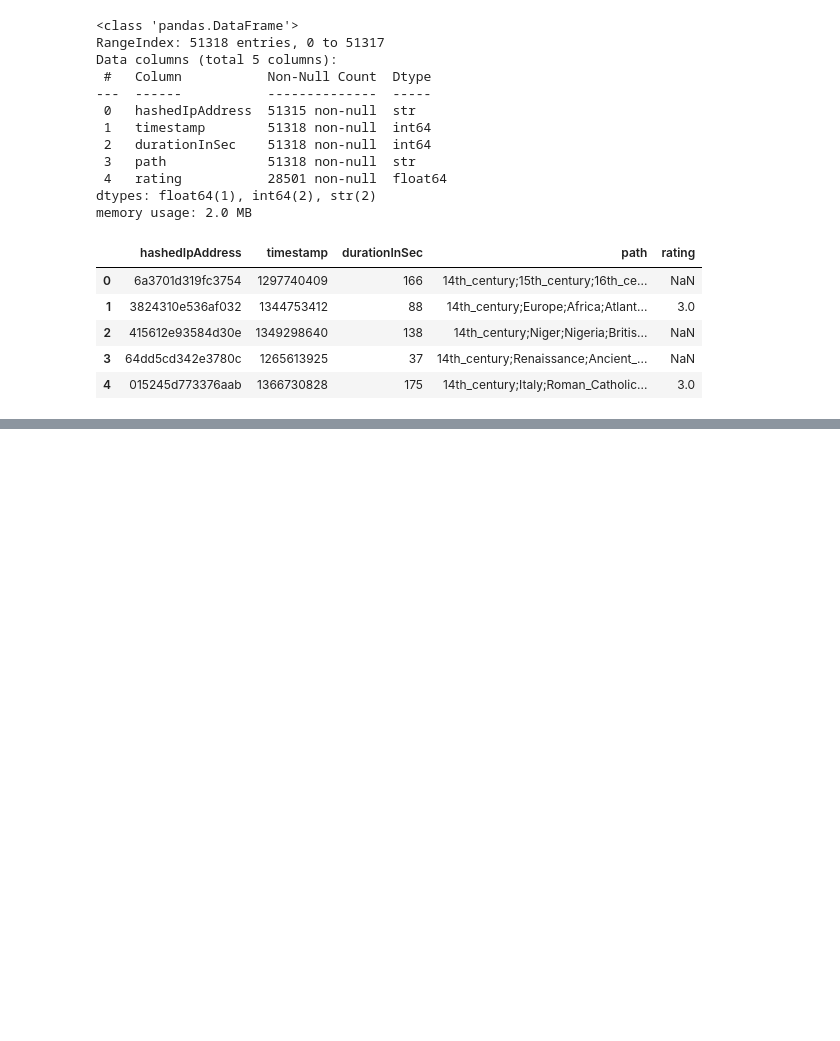
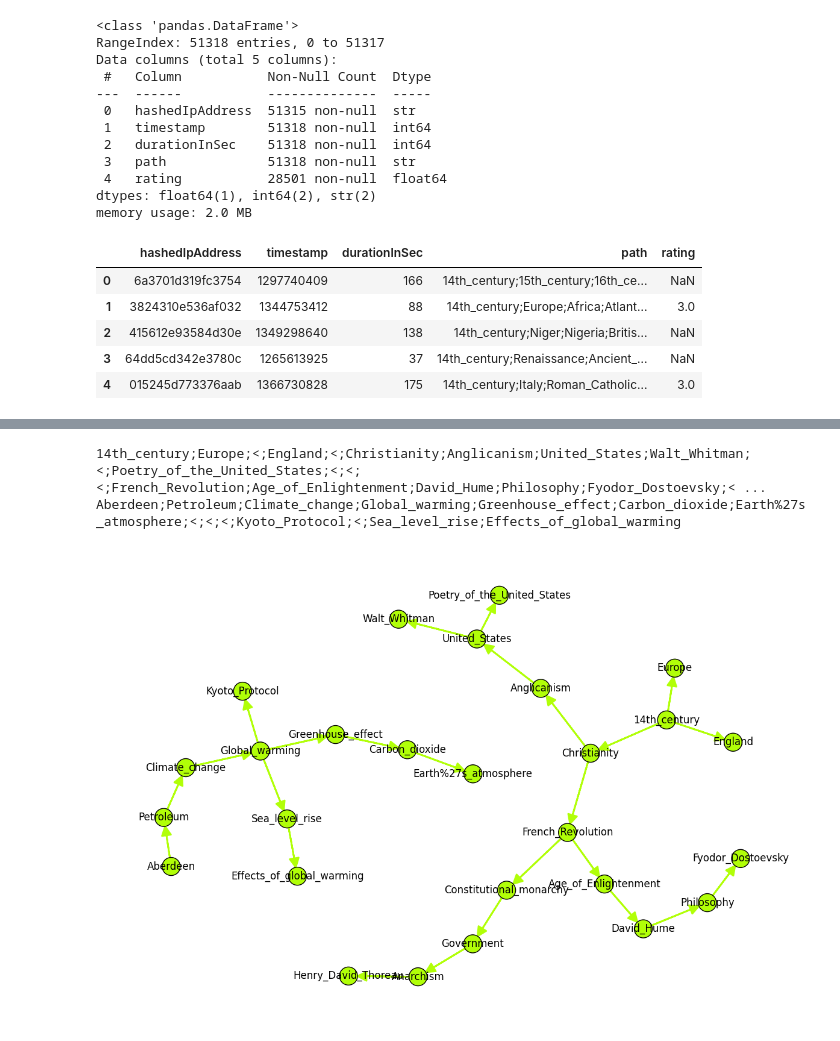
Before and after one commit to BrightMehou/random-ml, a Jupyter notebook: ranking/data_preparation.ipynb, the cells around one changed output, grey strips where cells are left out. Drawn from its saved outputs; the diff is of its cells as text; code cells hidden in the pictures; blank space fills up the shorter version.

```diff
--- a/ranking/data_preparation.ipynb
+++ b/ranking/data_preparation.ipynb
@@ -46,10 +31,0 @@ for path in paths[0:100]:
-# %%
-for path in paths_with_return[0:1]:
-    pages = path.split(";")
-    nb_back = 0
-    for i , page in enumerate(pages):
-        if page == "<":
-            print("<")
-        else:
-            nb_back = 0
-            print(page)
@@ -73,11 +31,0 @@ Rainbow
-# %%
-for path in paths_with_return[0:1]:
-    pages = path.split(";")
-    back_id = -1
-    for i , page in enumerate(pages):
-        if page == "<":
-            back_id -= 1
-            print("<", pages[back_id])
-        else:
-            back_id += 1
-            print(page)
@@ -185,0 +77,13 @@ plt.show()
+# %%
+paths_with_back = [path for path in paths if "<;<;<" in path]
+subset_paths = paths_with_back[0:2]
+for path in subset_paths:
+    print(path)
+g = create_graph_from_paths(subset_paths)
+fig, ax = plt.subplots(figsize=(15, 10))
+ig.plot(g, target=ax,vertex_label=g.vs["name"], vertex_color="#B1FF08", edge_color="#B1FF08")
+plt.show()
+# %% [output]
+14th_century;Europe;<;England;<;Christianity;Anglicanism;United_States;Walt_Whitman;<;Poetry_of_the_United_States;<;<;<;French_Revolution;Age_of_Enlightenment;David_Hume;Philosophy;Fyodor_Dostoevsky;< ...
+Aberdeen;Petroleum;Climate_change;Global_warming;Greenhouse_effect;Carbon_dioxide;Earth%27s_atmosphere;<;<;<;Kyoto_Protocol;<;Sea_level_rise;Effects_of_global_warming
+[figure, added]
```
Also changed, not shown: parts of 14 cells of this notebook, 4 other files.
